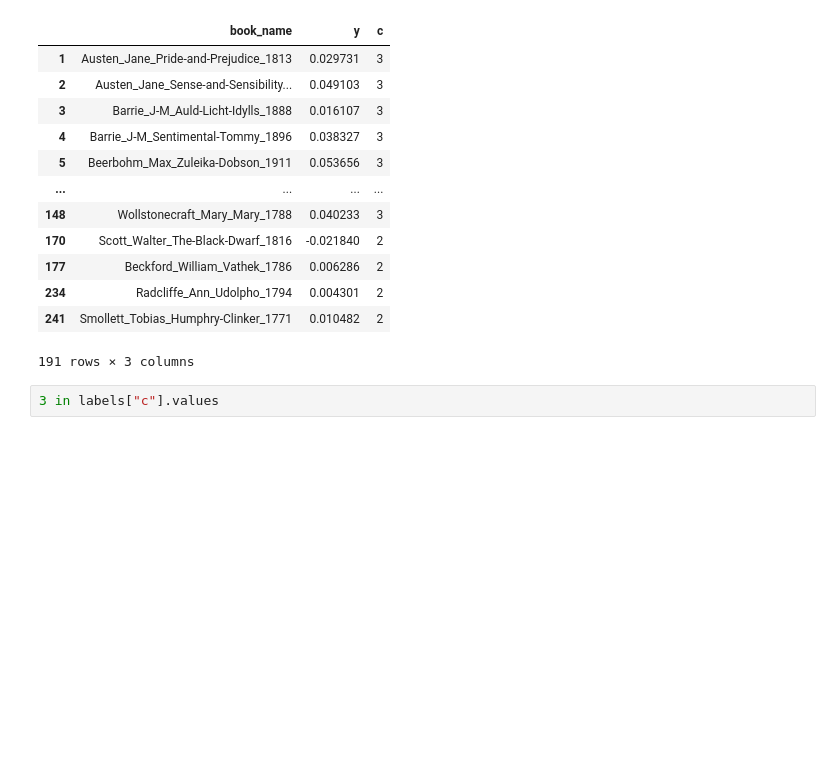
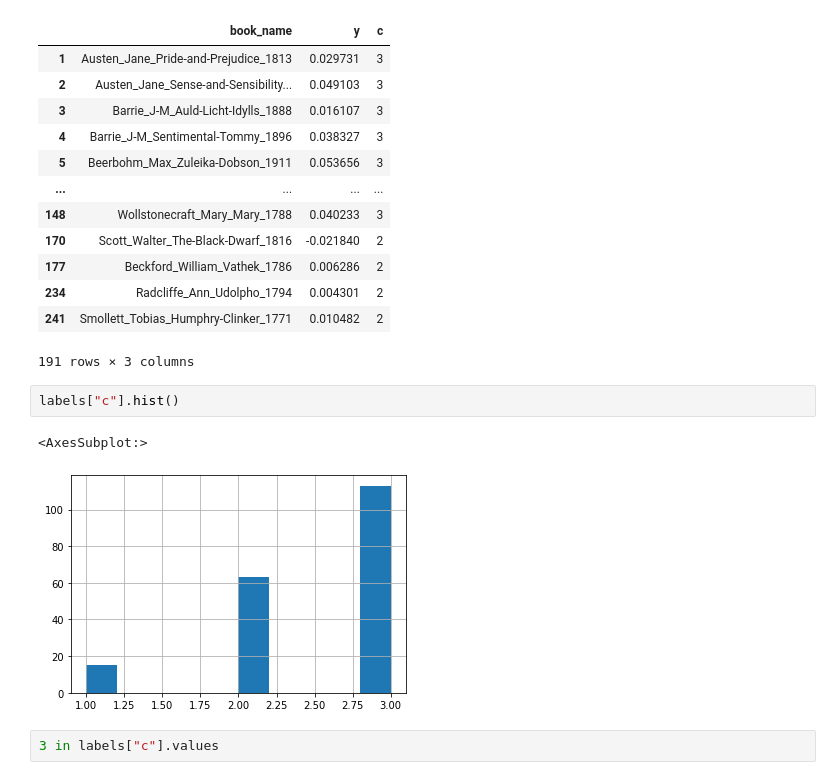
Before and after one commit to sta-a/great-unread, a Jupyter notebook: nbs/cross_validation.ipynb, the cells around one changed output. Saved outputs shown, nothing was run; the diff lists cells and outputs as text; blank space fills up the shorter version.

```diff
--- a/nbs/cross_validation.ipynb
+++ b/nbs/cross_validation.ipynb
@@ -67,6 +66,11 @@ labels
 | 234 | Radcliffe_Ann_Udolpho_1794 | 0.004301 | 2 |
 | 241 | Smollett_Tobias_Humphry-Clinker_1771 | 0.010482 | 2 |
 191 rows × 3 columns
+# %%
+labels["c"].hist()
+# %% [output]
+<AxesSubplot:>
+[figure, added]
 # %%
 3 in labels["c"].values
 # %% [output]
```
Also changed, not shown: parts of 10 cells of this notebook.
